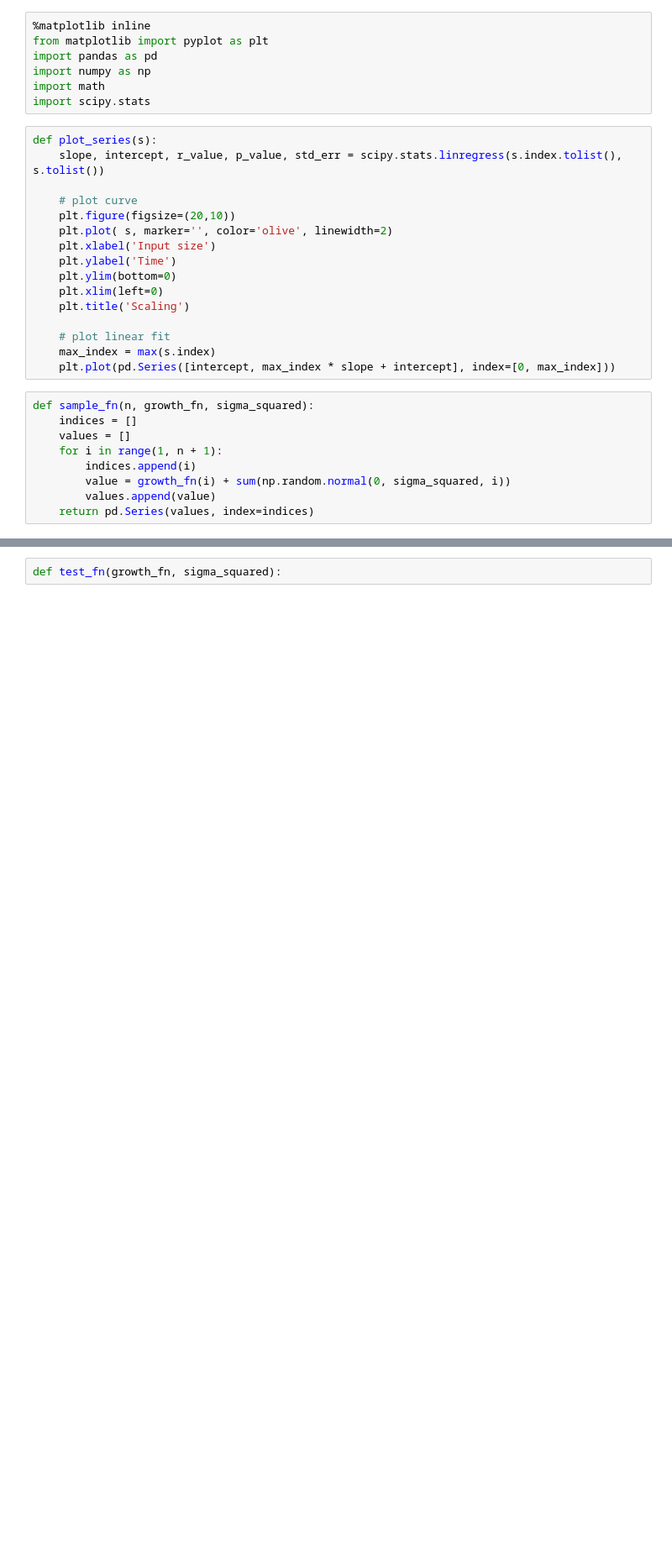
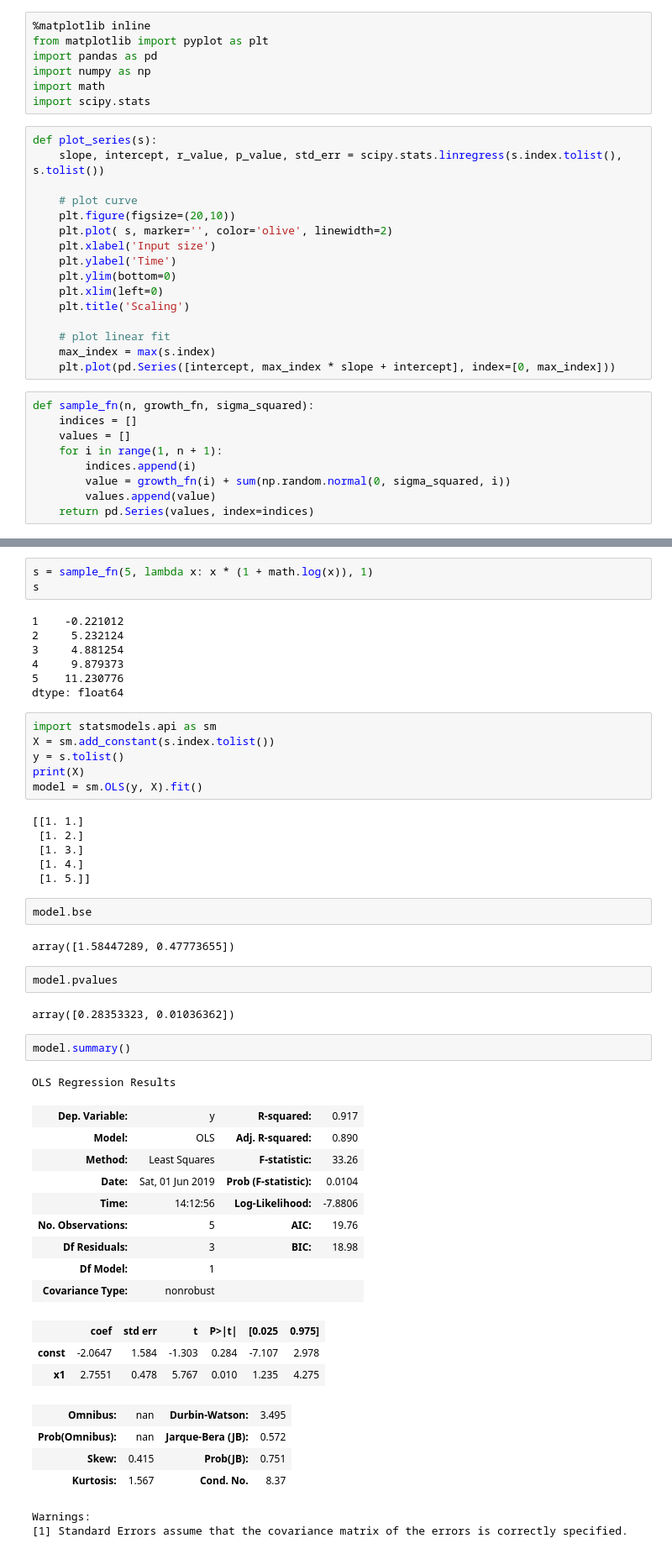
Before and after one commit to marcusklaas/linearity-testing-experiments, a Jupyter notebook: bootstrap.ipynb, the cells around one changed output, grey strips where cells are left out. Shown at 84% size. Drawn from its saved outputs; the diff is of its cells as text; blank space fills up the shorter version.

Commit message:
Compute some statistics

```diff
--- a/bootstrap.ipynb
+++ b/bootstrap.ipynb
@@ -43,2 +43,52 @@ plot_series(s)
-# %%
-def test_fn(growth_fn, sigma_squared):
+# %%
+s = sample_fn(5, lambda x: x * (1 + math.log(x)), 1)
+s
+# %% [output]
+1    -0.221012
+2     5.232124
+3     4.881254
+4     9.879373
+5    11.230776
+dtype: float64
+# %%
+import statsmodels.api as sm
+X = sm.add_constant(s.index.tolist())
+y = s.tolist()
+print(X)
+model = sm.OLS(y, X).fit()
+# %% [output]
+[[1. 1.]
+ [1. 2.]
+ [1. 3.]
+ [1. 4.]
+ [1. 5.]]
+# %%
+model.bse
+# %% [output]
+array([1.58447289, 0.47773655])
+# %%
+model.pvalues
+# %% [output]
+array([0.28353323, 0.01036362])
+# %%
+model.summary()
+# %% [output]
+OLS Regression Results
+| Dep. Variable: | y | R-squared: | 0.917 |
+| Model: | OLS | Adj. R-squared: | 0.890 |
+| Method: | Least Squares | F-statistic: | 33.26 |
+| Date: | Sat, 01 Jun 2019 | Prob (F-statistic): | 0.0104 |
+| Time: | 14:12:56 | Log-Likelihood: | -7.8806 |
+| No. Observations: | 5 | AIC: | 19.76 |
+| Df Residuals: | 3 | BIC: | 18.98 |
+| Df Model: | 1 |  |  |
+| Covariance Type: | nonrobust |  |  |
+|  | coef | std err | t | P>|t| | [0.025 | 0.975] |
+| const | -2.0647 | 1.584 | -1.303 | 0.284 | -7.107 | 2.978 |
+| x1 | 2.7551 | 0.478 | 5.767 | 0.010 | 1.235 | 4.275 |
+| Omnibus: | nan | Durbin-Watson: | 3.495 |
+| Prob(Omnibus): | nan | Jarque-Bera (JB): | 0.572 |
+| Skew: | 0.415 | Prob(JB): | 0.751 |
+| Kurtosis: | 1.567 | Cond. No. | 8.37 |
+Warnings:
+[1] Standard Errors assume that the covariance matrix of the errors is correctly specified.
```
Also changed, not shown: parts of 11 cells of this notebook.
